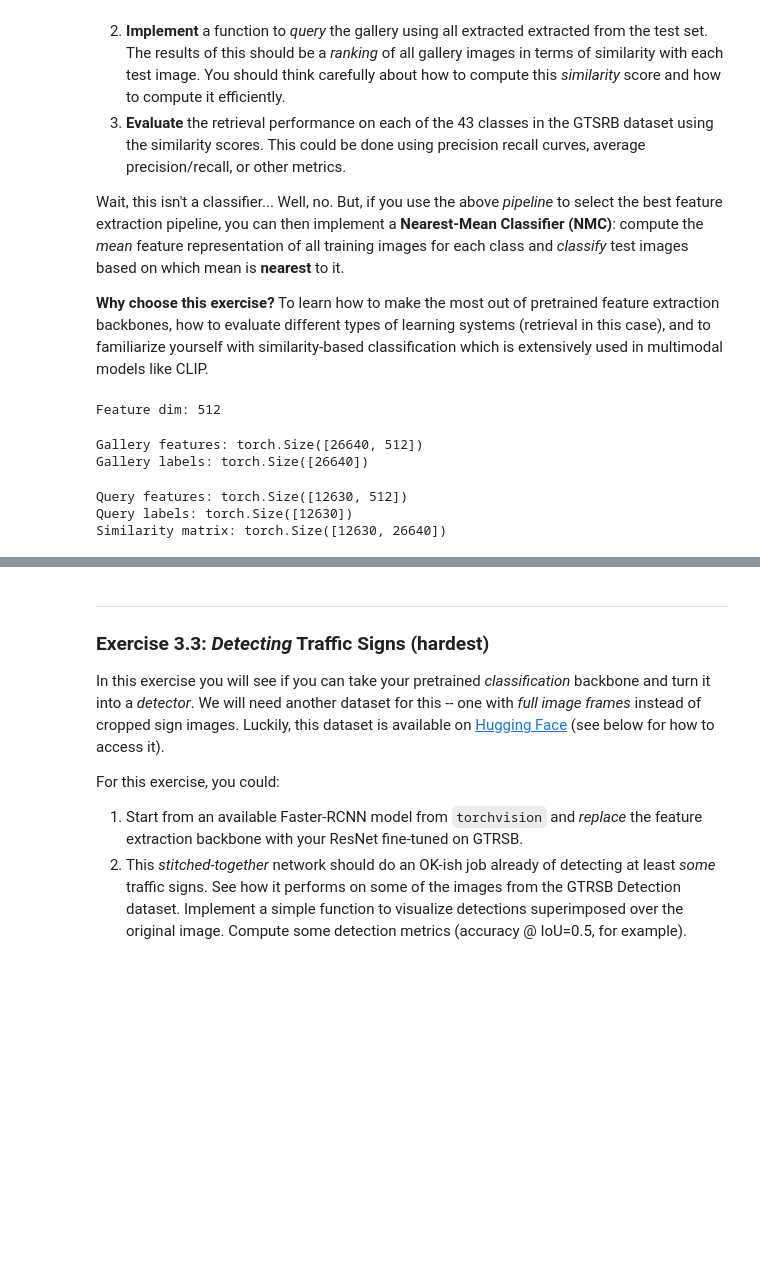
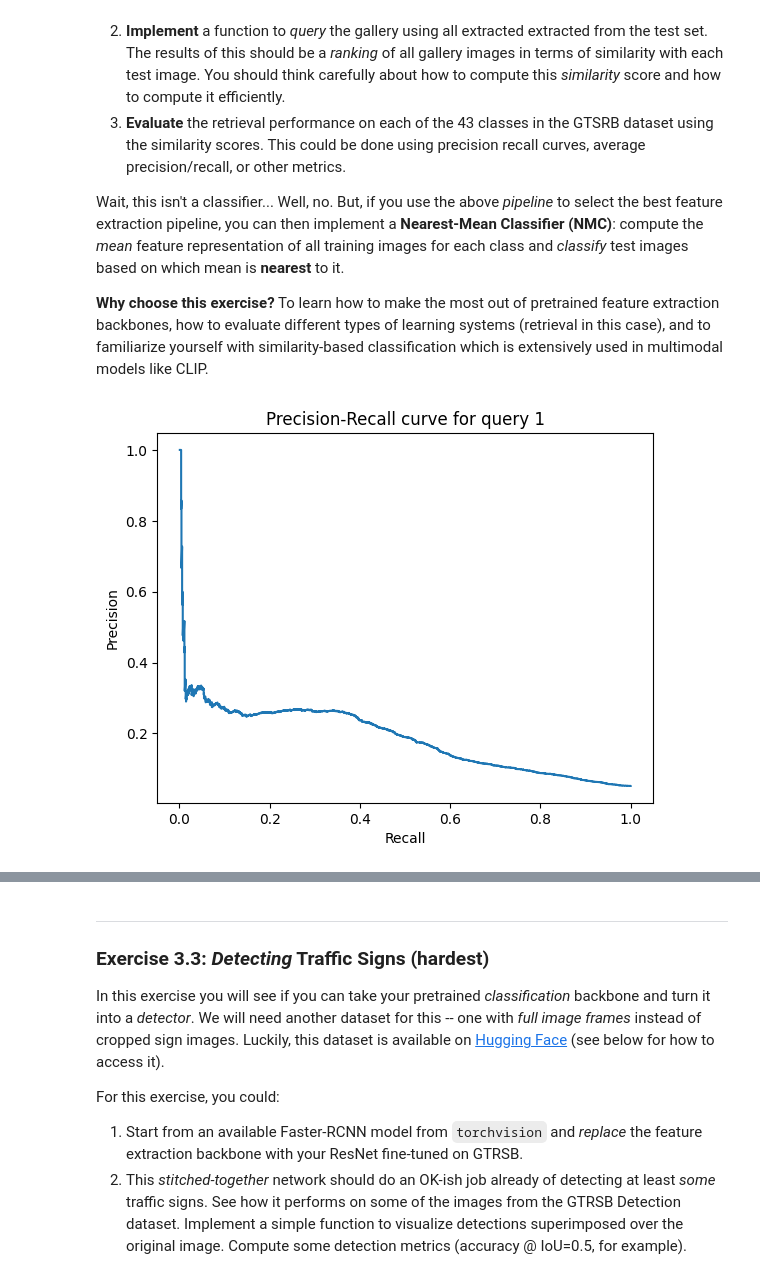
Before and after one commit to pablorigueiro/DLA-Lab1, a Jupyter notebook: notebook/DLA-Lab1.ipynb, the cells around one changed output, grey strips where cells are left out. Cells and saved outputs as stored; diff of their text form; code cells hidden in the pictures; blank space fills up the shorter version.

Commit message:
Metrics Module, PR Curves and AP

```diff
--- a/notebook/DLA-Lab1.ipynb
+++ b/notebook/DLA-Lab1.ipynb
@@ -645,26 +645,6 @@ query_features, query_labels = extract_features(
     feature_extractor,
     device
 )
-
-similarity_matrix = compute_similarity_matrix(
-    query_features,
-    gallery_features,
-    metric="cosine"
-)
-
-class_means = compute_class_means(
-    gallery_features,
-    gallery_labels,
-    num_classes=43
-)
-
-nmc_preds, similarity_to_means = predict_nmc(query_features, class_means)
-
-nmc_acc = compute_accuracy(nmc_preds, query_labels)
-# %% [output]
-Feature dim: 512
-Gallery features: torch.Size([26640, 512])
-Gallery labels: torch.Size([26640])
-Query features: torch.Size([12630, 512])
-Query labels: torch.Size([12630])
-Similarity matrix: torch.Size([12630, 26640])
+# %%
+similarity_matrix = compute_similarity_matrix(query_features, gallery_features)
+sorted_indices = similarity_matrix.argsort(dim=1, descending=True)
@@ -670,0 +656,20 @@ Similarity matrix: torch.Size([12630, 26640])
+# %%
+sorted_indices = similarity_matrix.argsort(dim=1, descending=True)
+
+i = 1  # query que quieras analizar
+
+ranking = sorted_indices[i]
+relevant = (gallery_labels == query_labels[i])
+relevant_sorted = relevant[ranking]
+
+precisions, recalls = precision_recall_curve(relevant_sorted)
+# %%
+import matplotlib.pyplot as plt
+
+plt.plot(recalls.numpy(), precisions.numpy())
+plt.xlabel("Recall")
+plt.ylabel("Precision")
+plt.title(f"Precision-Recall curve for query {i}")
+plt.show()
+# %% [output]
+[figure, added]
```
Also changed, not shown: parts of 18 cells of this notebook, 2 other files.
